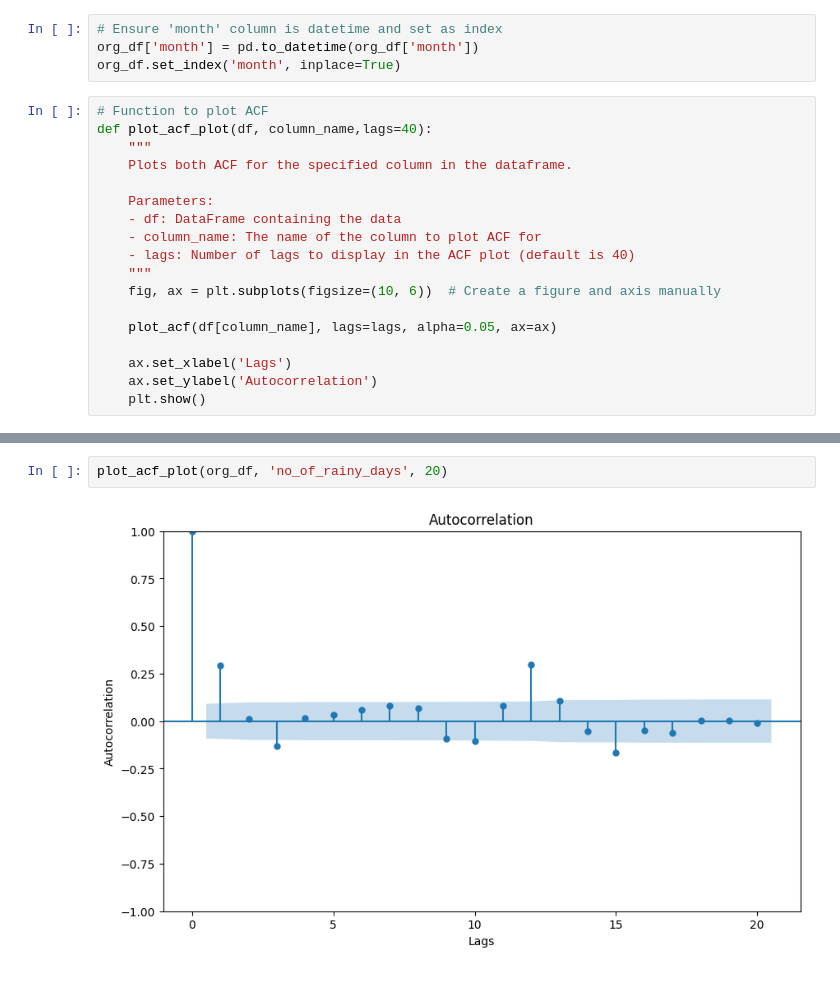
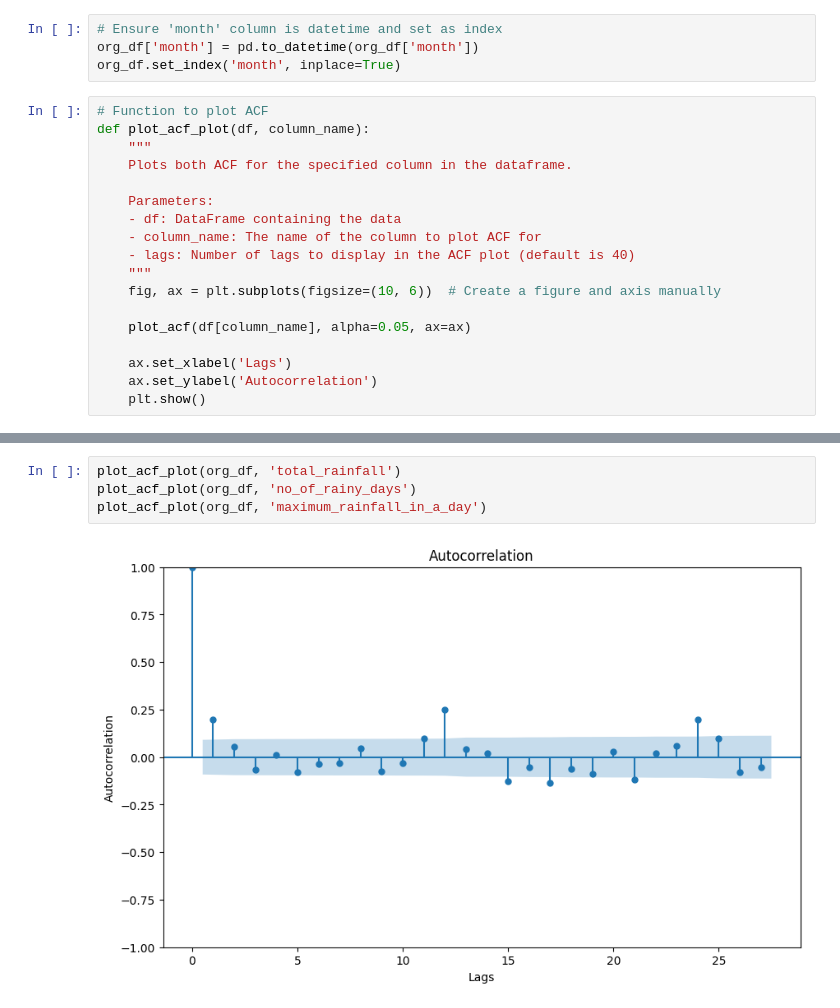
Before and after one commit to sudhi48/Rainfall-Time-Series, a Jupyter notebook: RainfallTimeSeries.ipynb, the cells around one changed output, grey strips where cells are left out. Drawn from its saved outputs; the diff is of its cells as text.

```diff
--- a/RainfallTimeSeries.ipynb
+++ b/RainfallTimeSeries.ipynb
@@ -193,7 +194,7 @@ org_df['month'] = pd.to_datetime(org_df['month'])
 org_df.set_index('month', inplace=True)
 # %%
 # Function to plot ACF
-def plot_acf_plot(df, column_name,lags=40):
+def plot_acf_plot(df, column_name):
     """
     Plots both ACF for the specified column in the dataframe.
 
@@ -204,7 +205,7 @@ def plot_acf_plot(df, column_name,lags=40):
     """
     fig, ax = plt.subplots(figsize=(10, 6))  # Create a figure and axis manually
 
-    plot_acf(df[column_name], lags=lags, alpha=0.05, ax=ax)
+    plot_acf(df[column_name], alpha=0.05, ax=ax)
 
     ax.set_xlabel('Lags')
     ax.set_ylabel('Autocorrelation')
@@ -217,4 +213,6 @@ plot_acf_plot(org_df, 'total_rainfall',20)
 # %%
-plot_acf_plot(org_df, 'no_of_rainy_days', 20)
+plot_acf_plot(org_df, 'total_rainfall')
+plot_acf_plot(org_df, 'no_of_rainy_days')
+plot_acf_plot(org_df, 'maximum_rainfall_in_a_day')
 # %% [output]
-[figure, old version]
+[figure, new version]
```
Also changed, not shown: parts of 24 cells of this notebook.
